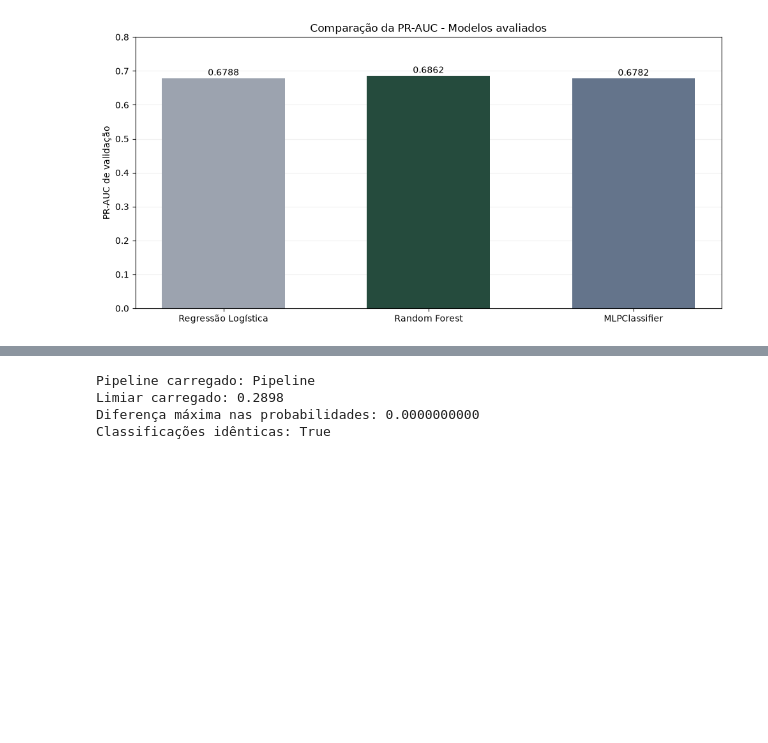
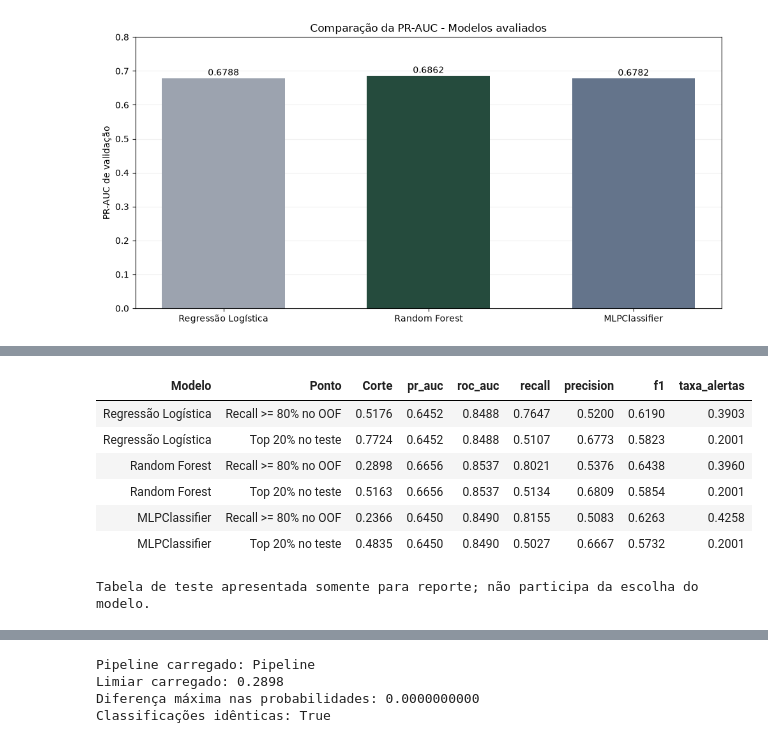
Before and after one commit to Bzrperes/techChallenge, a Jupyter notebook: notebooks/02_modelagem_avaliacao.ipynb, the cells around one changed output, grey strips where cells are left out. Saved outputs shown, nothing was run; the diff lists cells and outputs as text; code cells hidden in the pictures; blank space fills up the shorter version.

Commit message:
docs: documenta notebooks e resultados

```diff
--- a/notebooks/02_modelagem_avaliacao.ipynb
+++ b/notebooks/02_modelagem_avaliacao.ipynb
@@ -31,21 +31,16 @@ from sklearn.pipeline import Pipeline
 
 from pathlib import Path
 
-# Procura o arquivo nas possíveis pastas de execução
 caminhos = [
-    Path("artefatos/telco_tratado.csv"),
-    Path("notebooks/artefatos/telco_tratado.csv")
+    Path("data/processed/telco_tratado.csv"),
+    Path("../data/processed/telco_tratado.csv"),
 ]
+caminho_dados = next((caminho for caminho in caminhos if caminho.exists()), None)
+if caminho_dados is None:
+    raise FileNotFoundError("Execute primeiro o notebook da Etapa 1.")
 
-arquivo = next((p for p in caminhos if p.is_file()), None)
-
-if arquivo is None:
-    raise FileNotFoundError("Base tratada não encontrada.")
-
-# Carrega os dados e confere as primeiras linhas
-df = pd.read_csv(arquivo)
-
-print("Arquivo:", arquivo)
+df = pd.read_csv(caminho_dados)
+print("Arquivo: data/processed/telco_tratado.csv")
 print("Dimensões:", df.shape)
 display(df.head())
 # %% [output]
@@ -1589,0 +1524,51 @@ Taxa de alertas OOF: 39.08%
+# %%
+# Célula 31A - resultados de teste dos três candidatos (somente reporte)
+
+from sklearn.base import clone
+
+estimadores_ajustados = {
+    nome: clone(estimador).fit(X_train, y_train)
+    for nome, estimador in estimadores_finais.items()
+}
+probabilidades_teste_candidatos = {
+    nome: estimador.predict_proba(X_test)[:, 1]
+    for nome, estimador in estimadores_ajustados.items()
+}
+
+linhas_teste_candidatos = []
+for nome, probabilidades in probabilidades_teste_candidatos.items():
+    ponto_limiar = metricas_probabilidades(
+        y_test, probabilidades, pontos_oof[nome]["limiar"],
+    )
+    linhas_teste_candidatos.append({
+        "Modelo": nome,
+        "Ponto": "Recall >= 80% no OOF",
+        "Corte": pontos_oof[nome]["limiar"],
+        **ponto_limiar,
+        "taxa_alertas": float((probabilidades >= pontos_oof[nome]["limiar"]).mean()),
+    })
+    ponto_top = avaliar_top_20(y_test, probabilidades)
+    linhas_teste_candidatos.append({
+        "Modelo": nome,
+        "Ponto": "Top 20% no teste",
+        "Corte": ponto_top["corte"],
+        "pr_auc": float(average_precision_score(y_test, probabilidades)),
+        "roc_auc": float(roc_auc_score(y_test, probabilidades)),
+        "recall": ponto_top["recall"],
+        "precision": ponto_top["precision"],
+        "f1": ponto_top["f1"],
+        "taxa_alertas": ponto_top["taxa_alertas"],
+    })
+
+tabela_teste_candidatos = pd.DataFrame(linhas_teste_candidatos)
+display(tabela_teste_candidatos.style.format(precision=4).hide(axis="index"))
+print("Tabela de teste apresentada somente para reporte; não participa da escolha do modelo.")
+# %% [output]
+| Modelo | Ponto | Corte | pr_auc | roc_auc | recall | precision | f1 | taxa_alertas |
+| Regressão Logística | Recall >= 80% no OOF | 0.5176 | 0.6452 | 0.8488 | 0.7647 | 0.5200 | 0.6190 | 0.3903 |
+| Regressão Logística | Top 20% no teste | 0.7724 | 0.6452 | 0.8488 | 0.5107 | 0.6773 | 0.5823 | 0.2001 |
+| Random Forest | Recall >= 80% no OOF | 0.2898 | 0.6656 | 0.8537 | 0.8021 | 0.5376 | 0.6438 | 0.3960 |
+| Random Forest | Top 20% no teste | 0.5163 | 0.6656 | 0.8537 | 0.5134 | 0.6809 | 0.5854 | 0.2001 |
+| MLPClassifier | Recall >= 80% no OOF | 0.2366 | 0.6450 | 0.8490 | 0.8155 | 0.5083 | 0.6263 | 0.4258 |
+| MLPClassifier | Top 20% no teste | 0.4835 | 0.6450 | 0.8490 | 0.5027 | 0.6667 | 0.5732 | 0.2001 |
+Tabela de teste apresentada somente para reporte; não participa da escolha do modelo.
```
Also changed, not shown: parts of 13 cells of this notebook, 8 other files.
